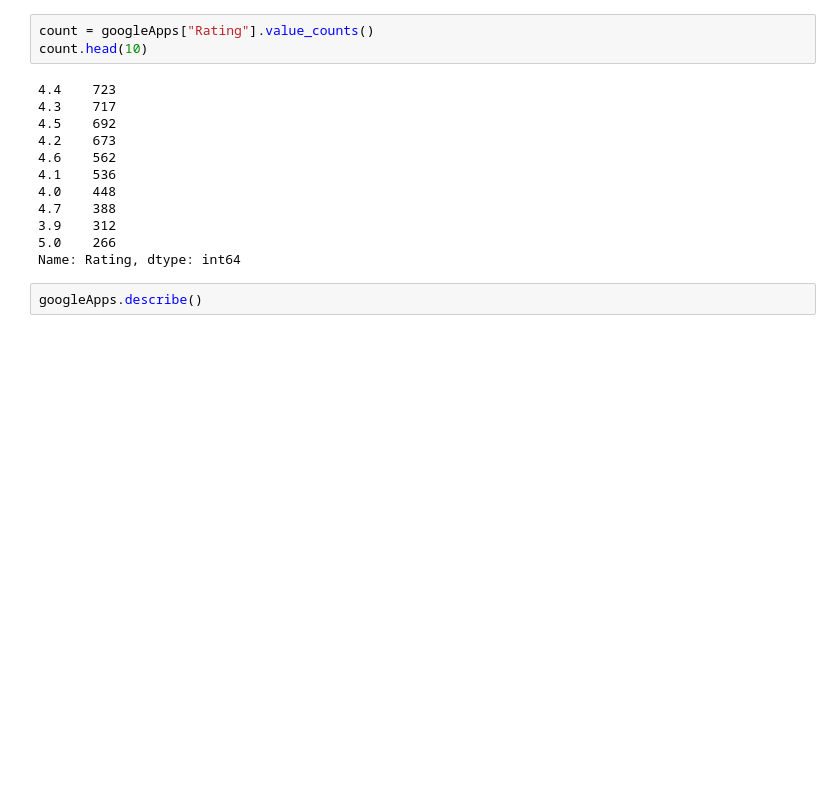
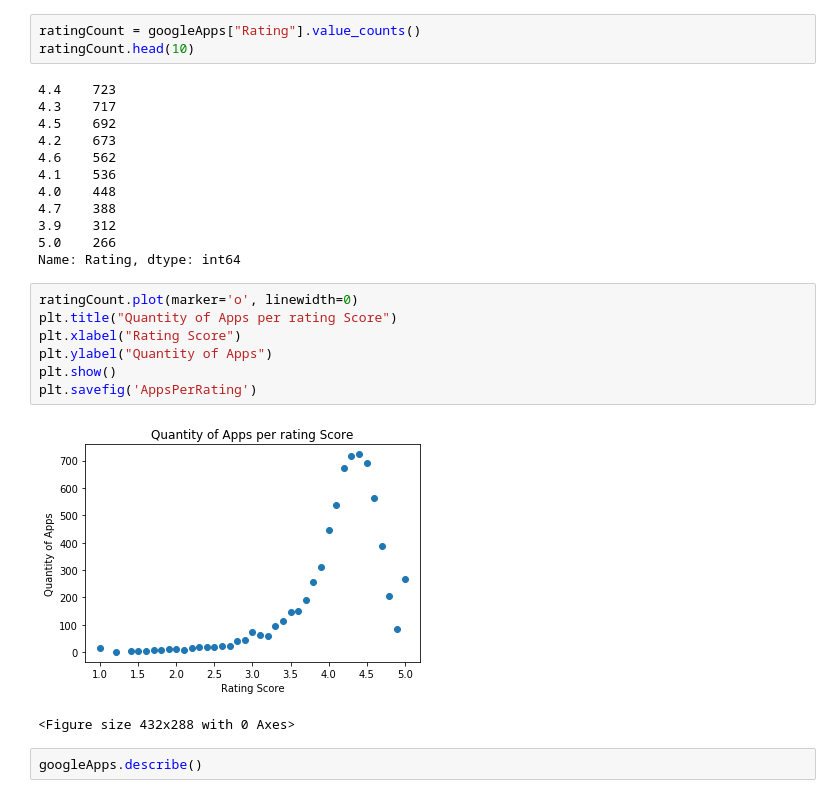
Before and after one commit to KylePeterson623/Project1, a Jupyter notebook: mark.ipynb, the cells around one changed output. Cells and saved outputs as stored; diff of their text form; blank space fills up the shorter version.

```diff
--- a/mark.ipynb
+++ b/mark.ipynb
@@ -196,8 +196,8 @@ Maturity                        Everyone
 Updated                February 12, 2013
 Name: 1553, dtype: object
 # %%
-count = googleApps["Rating"].value_counts()
-count.head(10)
+ratingCount = googleApps["Rating"].value_counts()
+ratingCount.head(10)
 # %% [output]
 4.4    723
 4.3    717
@@ -210,6 +210,16 @@ count.head(10)
 3.9    312
 5.0    266
 Name: Rating, dtype: int64
+# %%
+ratingCount.plot(marker='o', linewidth=0)
+plt.title("Quantity of Apps per rating Score")
+plt.xlabel("Rating Score")
+plt.ylabel("Quantity of Apps")
+plt.show()
+plt.savefig('AppsPerRating')
+# %% [output]
+[figure, added]
+<Figure size 432x288 with 0 Axes>
 # %%
 googleApps.describe()
 # %% [output]
```
Also changed, not shown: parts of 5 cells of this notebook, 1 other file.
